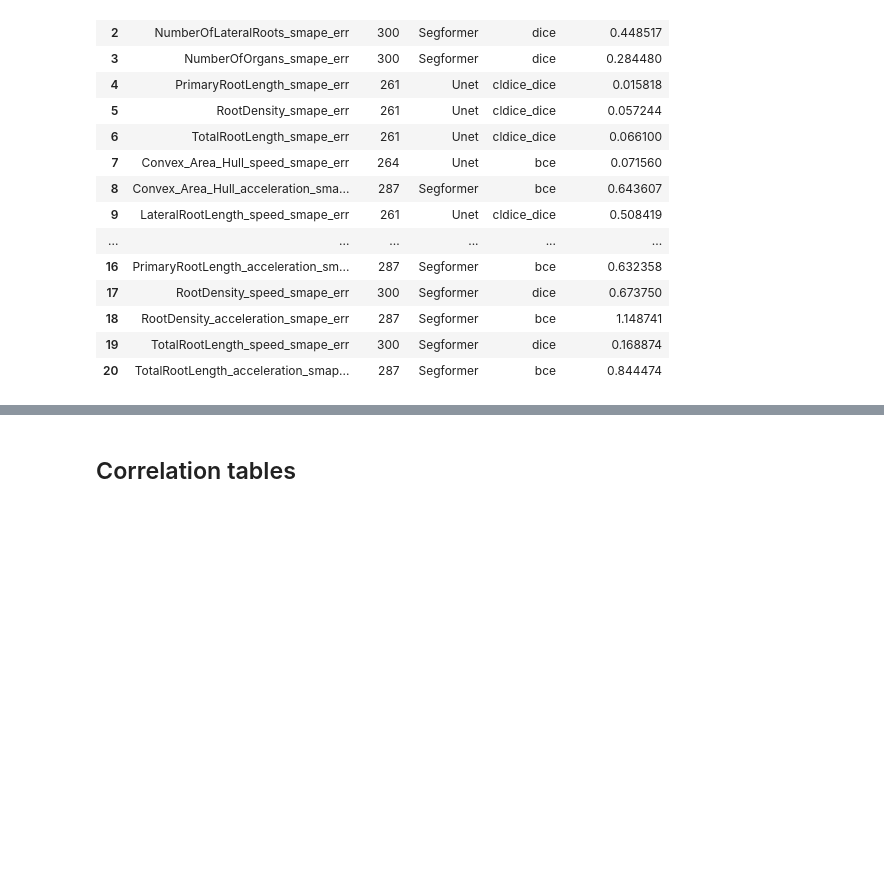
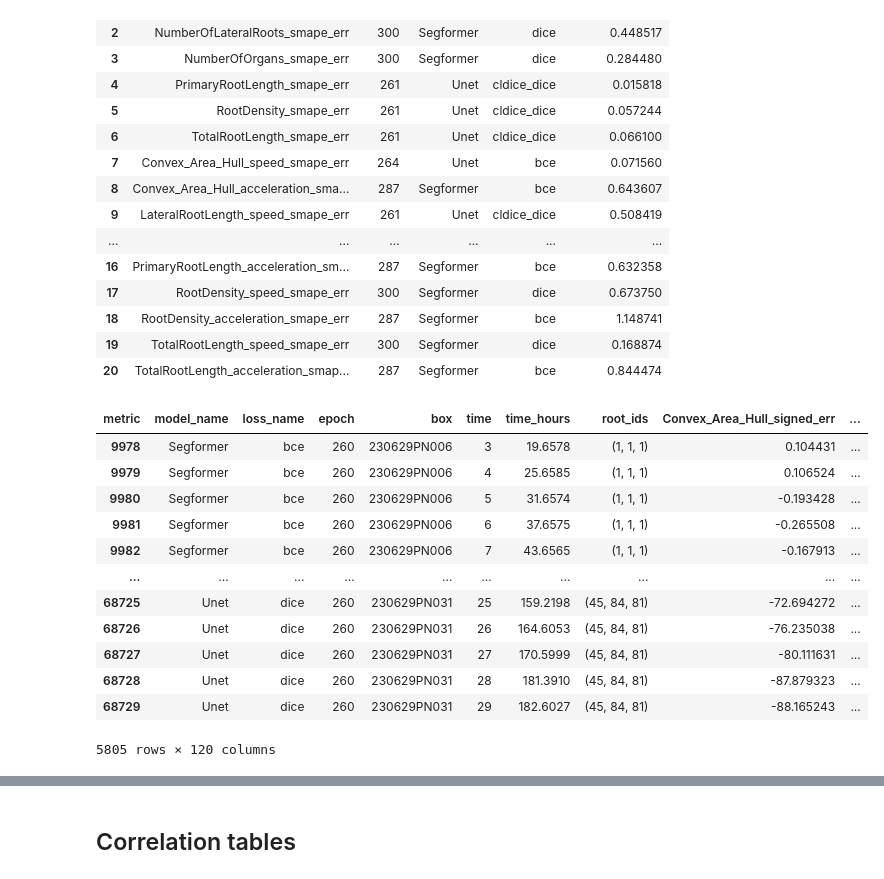
Before and after one commit to Money-eng/Benchmark_RST, a Jupyter notebook: Measures/Metrics_analysis.ipynb, the cells around one changed output, grey strips where cells are left out. Cells and saved outputs as stored; diff of their text form; code cells hidden in the pictures; blank space fills up the shorter version.

```diff
--- a/Measures/Metrics_analysis.ipynb
+++ b/Measures/Metrics_analysis.ipynb
@@ -738,3 +742,22 @@ display(df_best.style.background_gradient(subset=['Max Mean Error'], cmap='Reds_
 | 18 | RootDensity_acceleration_smape_err | 287 | Segformer | bce | 1.148741 |
 | 19 | TotalRootLength_speed_smape_err | 300 | Segformer | dice | 0.168874 |
 | 20 | TotalRootLength_acceleration_smap... | 287 | Segformer | bce | 0.844474 |
+# %%
+df_diff_log2 = df_diff_log.copy().dropna()
+last_epoch_df = df_diff_log2[df_diff_log2['epoch'] == df_diff_log2.groupby(['model_name', 'loss_name'])['epoch'].transform('max')]
+# keep smape and segmentation metrics only
+last_epoch_df
+# %% [output]
+| metric | model_name | loss_name | epoch | box | time | time_hours | root_ids | Convex_Area_Hull_signed_err | ... |
+| 9978 | Segformer | bce | 260 | 230629PN006 | 3 | 19.6578 | (1, 1, 1) | 0.104431 | ... |
+| 9979 | Segformer | bce | 260 | 230629PN006 | 4 | 25.6585 | (1, 1, 1) | 0.106524 | ... |
+| 9980 | Segformer | bce | 260 | 230629PN006 | 5 | 31.6574 | (1, 1, 1) | -0.193428 | ... |
+| 9981 | Segformer | bce | 260 | 230629PN006 | 6 | 37.6575 | (1, 1, 1) | -0.265508 | ... |
+| 9982 | Segformer | bce | 260 | 230629PN006 | 7 | 43.6565 | (1, 1, 1) | -0.167913 | ... |
+| ... | ... | ... | ... | ... | ... | ... | ... | ... | ... |
+| 68725 | Unet | dice | 260 | 230629PN031 | 25 | 159.2198 | (45, 84, 81) | -72.694272 | ... |
+| 68726 | Unet | dice | 260 | 230629PN031 | 26 | 164.6053 | (45, 84, 81) | -76.235038 | ... |
+| 68727 | Unet | dice | 260 | 230629PN031 | 27 | 170.5999 | (45, 84, 81) | -80.111631 | ... |
+| 68728 | Unet | dice | 260 | 230629PN031 | 28 | 181.3910 | (45, 84, 81) | -87.879323 | ... |
+| 68729 | Unet | dice | 260 | 230629PN031 | 29 | 182.6027 | (45, 84, 81) | -88.165243 | ... |
+5805 rows × 120 columns
```
Also changed, not shown: parts of 2 cells of this notebook, 34 other files.
